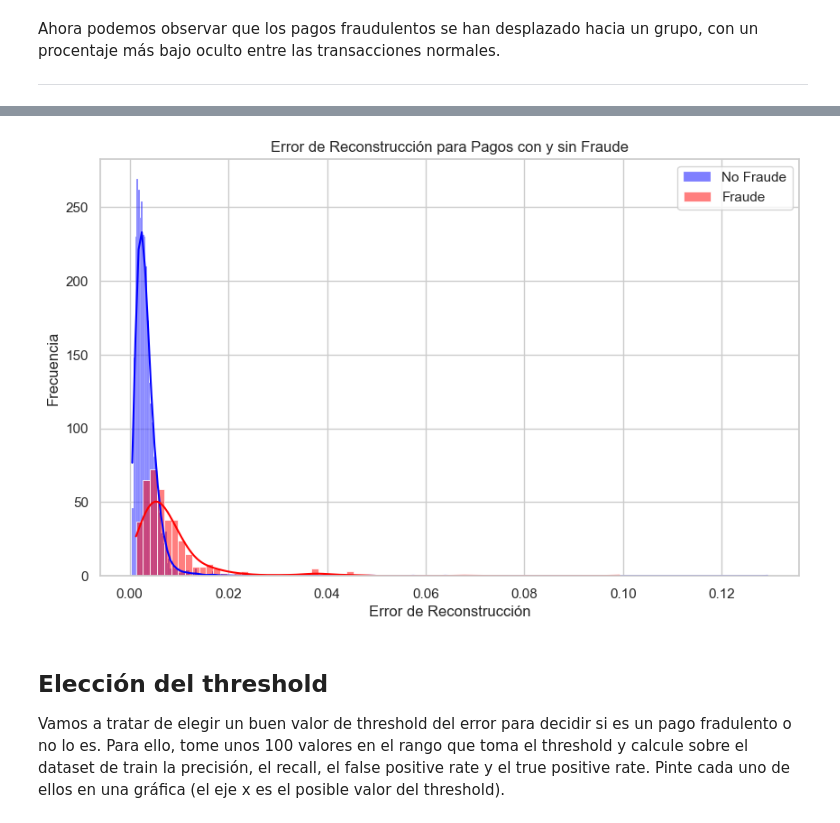
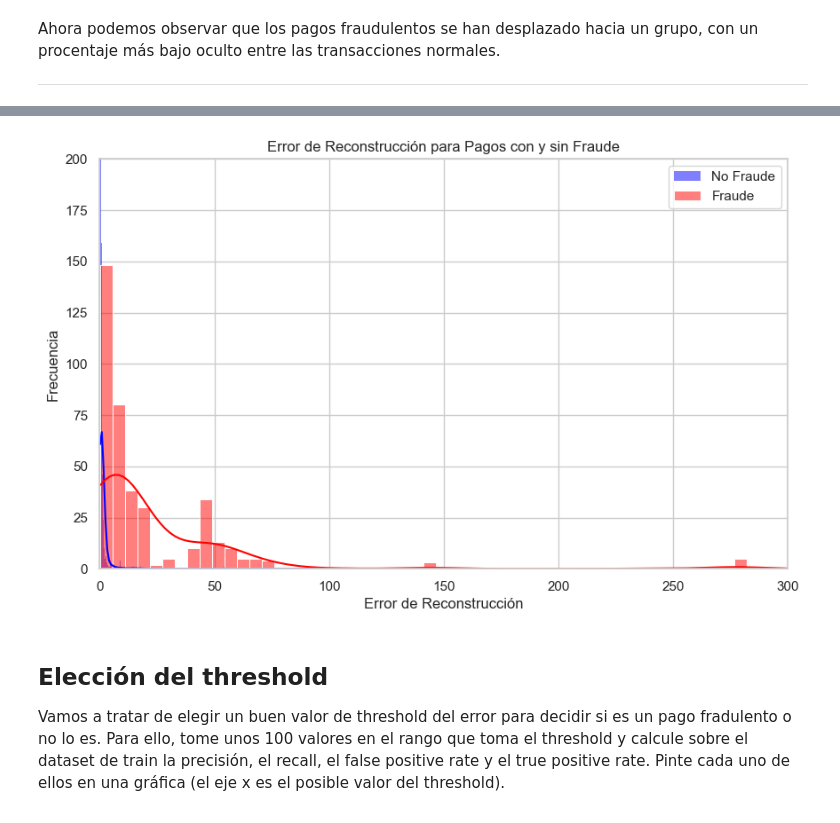
Before and after one commit to yagoTobi/5th-Year-Second-Term-ICAI, a Jupyter notebook: Deep Learning/Práctica 3/A3_Luis_Bueno_Archaga_y_Yago_Tobio_Souto.ipynb, the cells around one changed output, grey strips where cells are left out. Saved outputs shown, nothing was run; the diff lists cells and outputs as text; code cells hidden in the pictures.

```diff
--- a/Deep Learning/Práctica 3/A3_Luis_Bueno_Archaga_y_Yago_Tobio_Souto.ipynb
+++ b/Deep Learning/Práctica 3/A3_Luis_Bueno_Archaga_y_Yago_Tobio_Souto.ipynb
@@ -290,0 +278,10 @@ dimensionality_plot(X_redux,y_redux)
+# %%
+ # ! - Definimos el scaler
+scaler = RobustScaler()
+
+scaler_fit = scaler.fit_transform(X)
+redux_pd_data.iloc[:, :-1] = scaler_fit # * Mismo que la previa definición
+
+X_scaled = redux_pd_data.iloc[:, :-1] # * Reconversión for format
+X_scaled_genuine = scaler_fit[y == 0]
+X_scaled_fraud = scaler_fit[y == 1]
@@ -295,6 +298,6 @@ Cree un autoencoder con encoder y decoder simétricos. Dos capas en cada uno ser
 
 Atención a la función de activación de la última capa del decoder!!!
 # %%
-# * Dividimos el dataset en train y test
-X_train, X_test, y_train, y_test = train_test_split(X_redux, y_redux, test_size=0.2, random_state=42)
+    # * Dividimos el dataset en train y test
+X_train, X_test, y_train, y_test = train_test_split(X_scaled, y, test_size=0.2, random_state=42)
 print(X_train[:5])
@@ -305,11 +328,11 @@ latent_dim = 8  # * Dimensión del espacio latente
 
 # * Definimos el encoder
 input_layer = Input(shape=(input_dim,))
-encoded = Dense(16, activation='relu')(input_layer)
+encoded = Dense(16, activation='tanh')(input_layer)
 encoded = Dense(latent_dim, activation='relu')(encoded)
 
 # * Definimos el decoder
-decoded = Dense(16, activation='relu')(encoded)
+decoded = Dense(16, activation='tanh')(encoded)
 
 # * Capa de salida:
 output_layer = Dense(input_dim, activation='sigmoid')(decoded) # usamos 'sigmoid' para asegurar que la salida esté en el rango [0, 1]
@@ -322,5 +345,5 @@ autoencoder.compile(optimizer='adam', loss='binary_crossentropy')
 
 Entrene el modelo hasta alcanzar la convergencia necesaria para la detección de anomalías.
 # %%
-autoencoder.fit(X_train, X_train, epochs=50, batch_size=256, validation_data=(X_test, X_test))
+history = autoencoder.fit(X_train, X_train, epochs=100, batch_size=128, shuffle=True, validation_data=(X_test, X_test)).history
 # %% [output]
@@ -397,6 +426,8 @@ error_df = pd.DataFrame({'Reconstruction_error': mse, 'True_class': y_train})
 plt.figure(figsize=(10, 6))
 sns.histplot(error_df[error_df['True_class'] == 0]['Reconstruction_error'], color='blue', kde=True, label='No Fraude')
 sns.histplot(error_df[error_df['True_class'] == 1]['Reconstruction_error'], color='red', kde=True, label='Fraude')
+plt.ylim(0,200)
+plt.xlim(0,300)
 plt.title('Error de Reconstrucción para Pagos con y sin Fraude')
 plt.xlabel('Error de Reconstrucción')
 plt.ylabel('Frecuencia')
@@ -407,4 +438,4 @@ plt.show()
-[figure, old version]
+[figure, new version]
 # %% [markdown]
 ## Elección del threshold
 Vamos a tratar de elegir un buen valor de threshold del error para decidir si es un pago fradulento o no lo es. Para ello, tome unos 100 valores en el rango que toma el threshold y calcule sobre el dataset de train la precisión, el recall, el false positive rate y el true positive rate. Pinte cada uno de ellos en una gráfica (el eje x es el posible valor del threshold).
```
Also changed, not shown: parts of 43 cells of this notebook, 2 other files.
